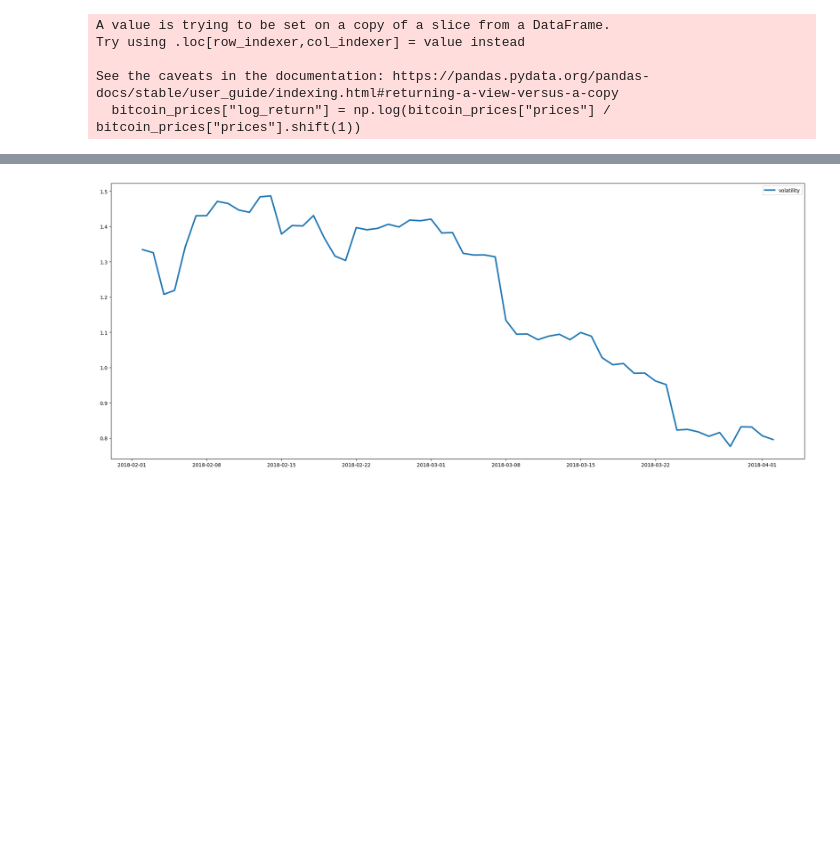
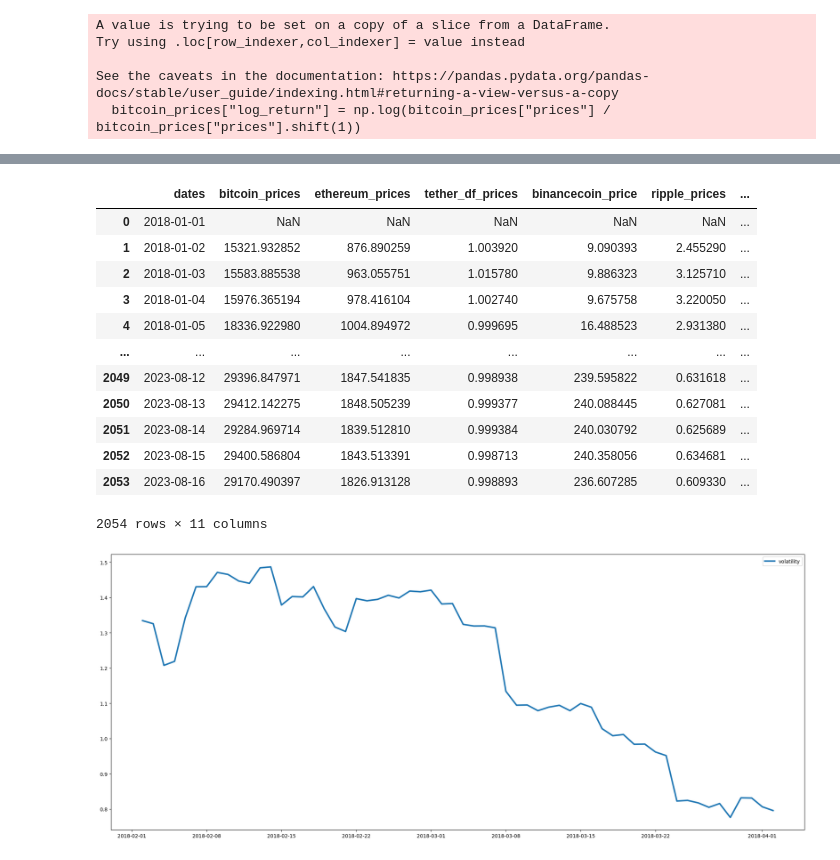
Before and after one commit to someonefrom93/PIDA_J_DIEGO, a Jupyter notebook: eda_gecko.ipynb, the cells around one changed output, grey strips where cells are left out. Drawn from its saved outputs; the diff is of its cells as text; code cells hidden in the pictures; blank space fills up the shorter version.

```diff
--- a/eda_gecko.ipynb
+++ b/eda_gecko.ipynb
@@ -315,0 +353,16 @@ See the caveats in the documentation: https://pandas.pydata.org/pandas-docs/stab
+# %%
+coin_prices_df
+# %% [output]
+|  | dates | bitcoin_prices | ethereum_prices | tether_df_prices | binancecoin_price | ripple_prices | ... |
+| 0 | 2018-01-01 | NaN | NaN | NaN | NaN | NaN | ... |
+| 1 | 2018-01-02 | 15321.932852 | 876.890259 | 1.003920 | 9.090393 | 2.455290 | ... |
+| 2 | 2018-01-03 | 15583.885538 | 963.055751 | 1.015780 | 9.886323 | 3.125710 | ... |
+| 3 | 2018-01-04 | 15976.365194 | 978.416104 | 1.002740 | 9.675758 | 3.220050 | ... |
+| 4 | 2018-01-05 | 18336.922980 | 1004.894972 | 0.999695 | 16.488523 | 2.931380 | ... |
+| ... | ... | ... | ... | ... | ... | ... | ... |
+| 2049 | 2023-08-12 | 29396.847971 | 1847.541835 | 0.998938 | 239.595822 | 0.631618 | ... |
+| 2050 | 2023-08-13 | 29412.142275 | 1848.505239 | 0.999377 | 240.088445 | 0.627081 | ... |
+| 2051 | 2023-08-14 | 29284.969714 | 1839.512810 | 0.999384 | 240.030792 | 0.625689 | ... |
+| 2052 | 2023-08-15 | 29400.586804 | 1843.513391 | 0.998713 | 240.358056 | 0.634681 | ... |
+| 2053 | 2023-08-16 | 29170.490397 | 1826.913128 | 0.998893 | 236.607285 | 0.609330 | ... |
+2054 rows × 11 columns
```
Also changed, not shown: parts of 5 cells of this notebook.
